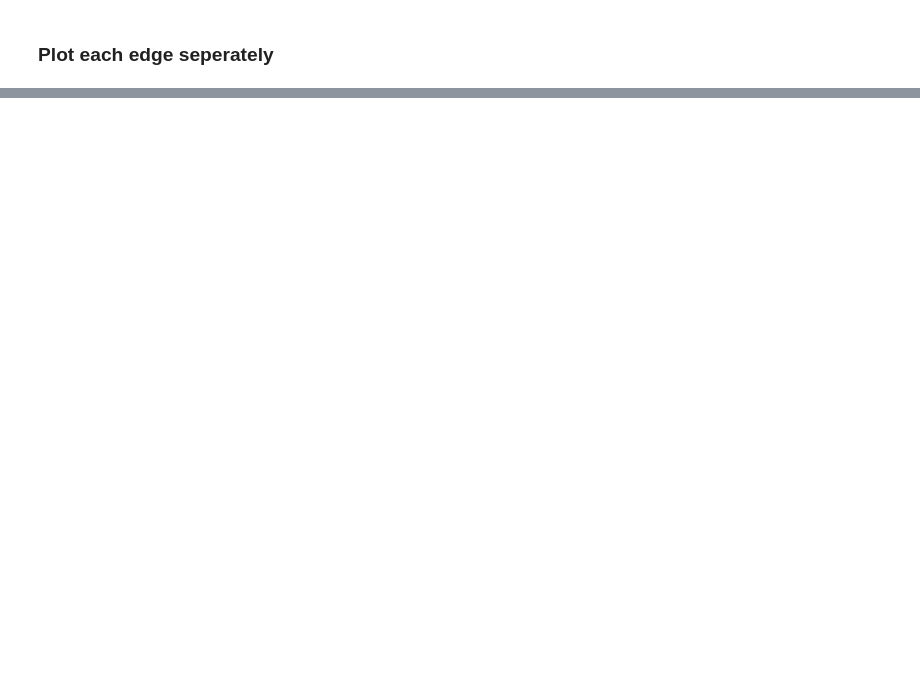
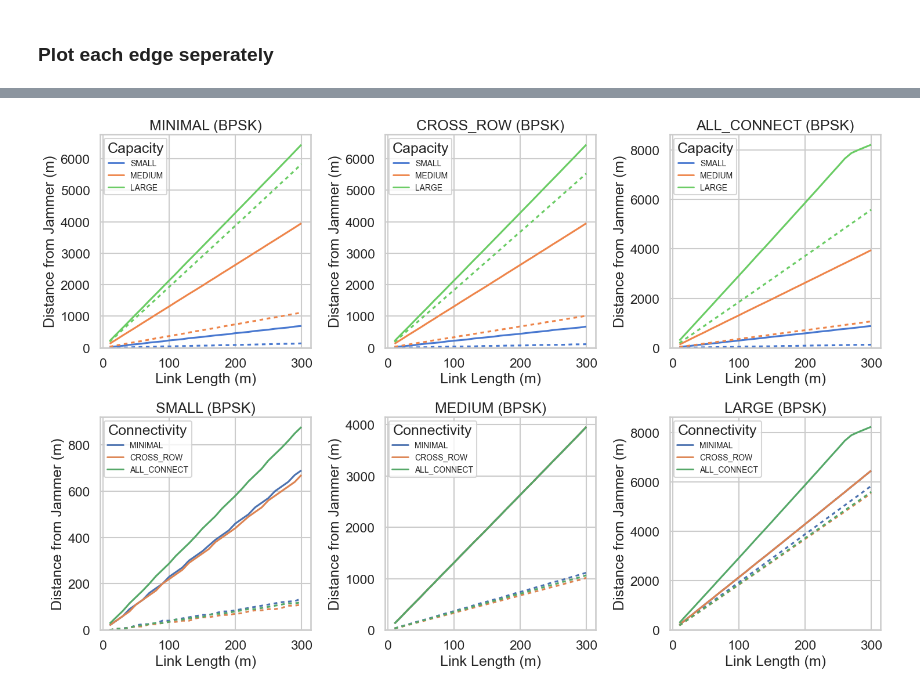
Before and after one commit to Sanexi/drone-network-ew-sim, a Jupyter notebook: analysis.ipynb, the cells around one changed output, grey strips where cells are left out. Saved outputs shown, nothing was run; the diff lists cells and outputs as text; code cells hidden in the pictures; blank space fills up the shorter version.

Commit message:
Ran grid search and plots

```diff
--- a/analysis.ipynb
+++ b/analysis.ipynb
@@ -297,0 +335,89 @@ else:
+# %%
+# Prepare data for line plots by averaging across EW_JAMMER_ACTUAL_BW_AREA
+plot1_data = df.groupby(['LINK_LENGTH_METERS', 'relay_connectivity_config', 'network_capacity_type'])[[r1_col, r2_col]].mean().reset_index()
+
+# Create all possible combinations of LINK_LENGTH_METERS, relay_connectivity_config, and network_capacity_type
+all_combinations = pd.DataFrame(
+    list(itertools.product(link_lengths, connectivity_configs, network_capacities)),
+    columns=['LINK_LENGTH_METERS', 'relay_connectivity_config', 'network_capacity_type']
+)
+
+# Merge with plot1_data to ensure all combinations are included
+plot1_data = all_combinations.merge(
+    plot1_data,
+    on=['LINK_LENGTH_METERS', 'relay_connectivity_config', 'network_capacity_type'],
+    how='left'
+)
+
+# Debugging: Check for missing data
+print("Grouped data shape:", plot1_data.shape)
+print("Missing values in grouped data:")
+print(plot1_data[[r1_col, r2_col]].isna().sum())
+print("Combinations with NaN in r1 or r2:")
+print(plot1_data[plot1_data[r1_col].isna() | plot1_data[r2_col].isna()][['LINK_LENGTH_METERS', 'relay_connectivity_config', 'network_capacity_type']])
+
+# Melt data for Seaborn plotting (R1 and R2 as a single column)
+plot1_data_melted = pd.melt(
+    plot1_data,
+    id_vars=['LINK_LENGTH_METERS', 'relay_connectivity_config', 'network_capacity_type'],
+    value_vars=[r1_col, r2_col],
+    var_name='Metric',
+    value_name='Distance'
+)
+
+# Plot 1: R1 and R2 vs. Link Length by Network Capacity and Connectivity
+plt.figure(figsize=(15, 10))
+
+# First row: Subplots for each relay_connectivity_config
+for i, config in enumerate(connectivity_configs, 1):
+    plt.subplot(2, 3, i)
+    subset = plot1_data_melted[plot1_data_melted['relay_connectivity_config'] == config]
+    for cap in network_capacities:
+        cap_subset = subset[subset['network_capacity_type'] == cap]
+        sns.lineplot(
+            data=cap_subset,
+            x='LINK_LENGTH_METERS',
+            y='Distance',
+            hue='network_capacity_type',
+            style='Metric',
+            palette=capacity_color_map,
+            dashes={'r1_' + MODULATION.lower() + '_m': (1, 0), 'r2_' + MODULATION.lower() + '_m': (2, 2)},
+            legend=False  # Disable automatic legend
+        )
+    plt.title(f'{config} ({MODULATION})')
+    plt.xlabel('Link Length (m)')
+    plt.ylabel('Distance from Jammer (m)')
+    plt.ylim(bottom=0)
+    # Custom legend for network_capacity_type only
+    legend_elements = [Line2D([0], [0], color=capacity_color_map[cap], lw=2, label=cap)
+                       for cap in network_capacities]
+    plt.legend(handles=legend_elements, title='Capacity', fontsize=10)
+
+# Second row: Subplots for each network_capacity_type
+for i, cap in enumerate(network_capacities, 1):
+    plt.subplot(2, 3, i + 3)
+    subset = plot1_data_melted[plot1_data_melted['network_capacity_type'] == cap]
+    for config in connectivity_configs:
+        config_subset = subset[subset['relay_connectivity_config'] == config]
+        sns.lineplot(
+            data=config_subset,
+            x='LINK_LENGTH_METERS',
+            y='Distance',
+            hue='relay_connectivity_config',
+            style='Metric',
+            palette=connectivity_color_map,
+            dashes={'r1_' + MODULATION.lower() + '_m': (1, 0), 'r2_' + MODULATION.lower() + '_m': (2, 2)},
+            legend=False  # Disable automatic legend
+        )
+    plt.title(f'{cap} ({MODULATION})')
+    plt.xlabel('Link Length (m)')
+    plt.ylabel('Distance from Jammer (m)')
+    plt.ylim(bottom=0)
+    # Custom legend for relay_connectivity_config only
+    legend_elements = [Line2D([0], [0], color=connectivity_color_map[config], lw=2, label=config)
+                       for config in connectivity_configs]
+    plt.legend(handles=legend_elements, title='Connectivity', fontsize=10)
+
+plt.tight_layout()
+plt.show()
+# %% [output]
@@ -297,0 +433 @@ else:
+[figure, added]
```
Also changed, not shown: parts of 13 cells of this notebook, 2 other files.
